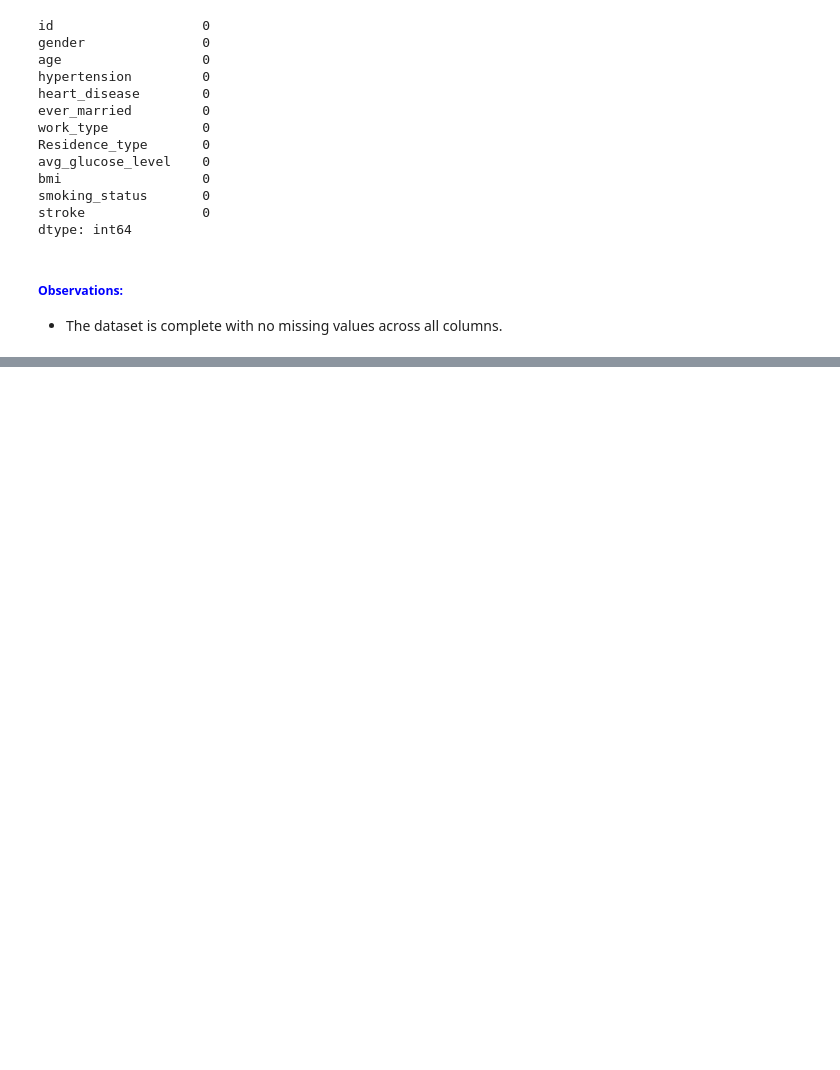
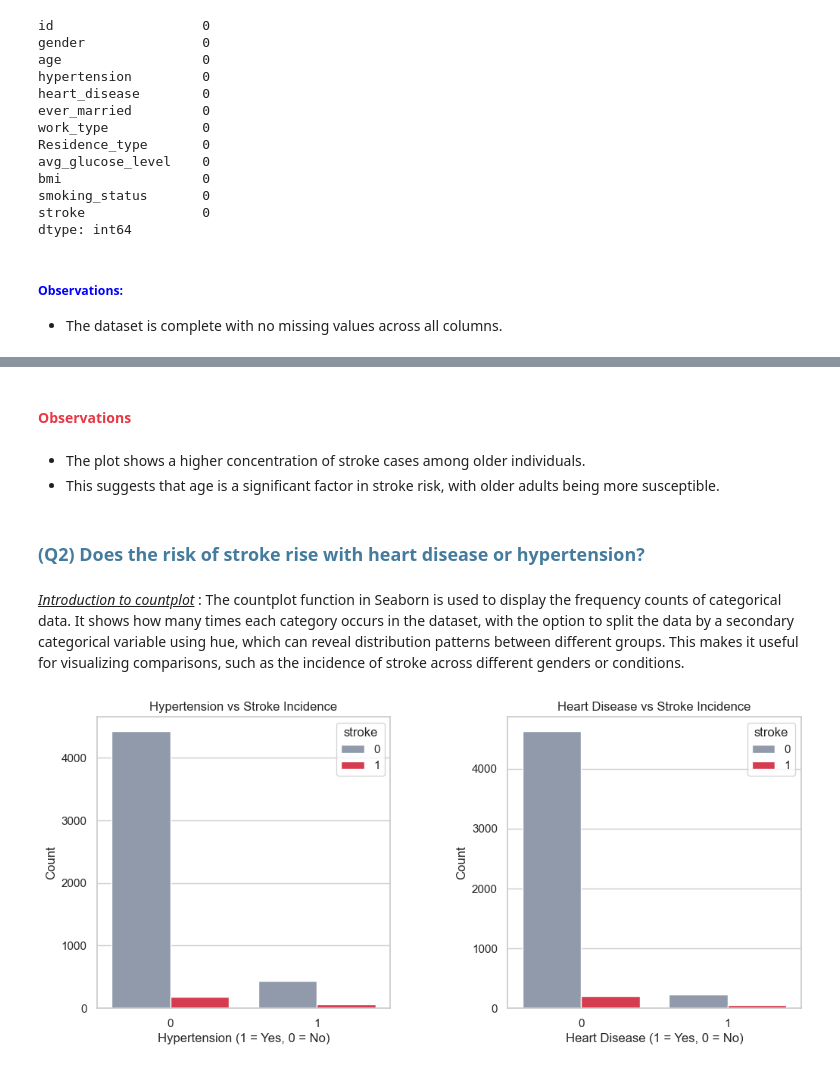
Before and after one commit to Athira-Viju/Stroke_Patient_Healthcare_Using_DeepLearning, a Jupyter notebook: Stroke_Patient_Healthcare_Using_Deep Learning.ipynb, the cells around one changed output, grey strips where cells are left out. Cells and saved outputs as stored; diff of their text form; code cells hidden in the pictures; blank space fills up the shorter version.

```diff
--- a/Stroke_Patient_Healthcare_Using_Deep Learning.ipynb
+++ b/Stroke_Patient_Healthcare_Using_Deep Learning.ipynb
@@ -221,0 +269,30 @@ dtype: int64
+# %% [markdown]
+<h4><span style="color: #e63946";">Observations</span></h4>
+# %% [markdown]
+- The plot shows a higher concentration of stroke cases among older individuals.
+- This suggests that age is a significant factor in stroke risk, with older adults being more susceptible.
+# %% [markdown]
+ <h3><span style="color: #457b9d;">(Q2) Does the risk of stroke rise with heart disease or hypertension?</span></h3>
+# %% [markdown]
+<u>*Introduction to countplot*</u> : The countplot function in Seaborn is used to display the frequency counts of categorical data. It shows how many times each category occurs in the dataset, with the option to split the data by a secondary categorical variable using hue, which can reveal distribution patterns between different groups. This makes it useful for visualizing comparisons, such as the incidence of stroke across different genders or conditions.
+# %%
+fig, axes = plt.subplots(1, 2, figsize=(12, 5))
+
+custom_palette = ["#8d99ae", "#ef233c"]
+
+# First subplot for Hypertension vs Stroke Incidence
+sns.countplot(data=df, x='hypertension', hue='stroke', palette=custom_palette, ax=axes[0])
+axes[0].set_title('Hypertension vs Stroke Incidence')
+axes[0].set_xlabel('Hypertension (1 = Yes, 0 = No)')
+axes[0].set_ylabel('Count')
+
+# Second subplot for Heart Disease vs Stroke Incidence
+sns.countplot(data=df, x='heart_disease', hue='stroke', palette=custom_palette, ax=axes[1])
+axes[1].set_title('Heart Disease vs Stroke Incidence')
+axes[1].set_xlabel('Heart Disease (1 = Yes, 0 = No)')
+axes[1].set_ylabel('Count')
+
+plt.subplots_adjust(wspace=0.4)  # Adjust wspace to control the space between plots
+plt.show()
+# %% [output]
+[figure, added]
```
Also changed, not shown: parts of 43 cells of this notebook.
